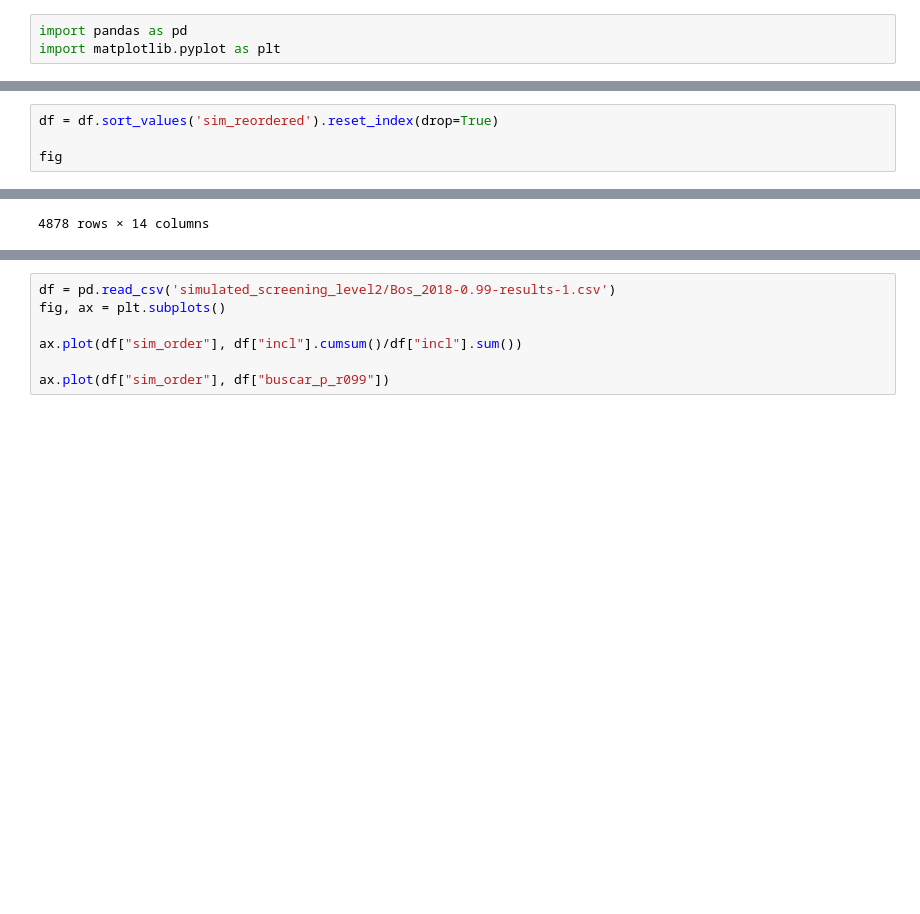
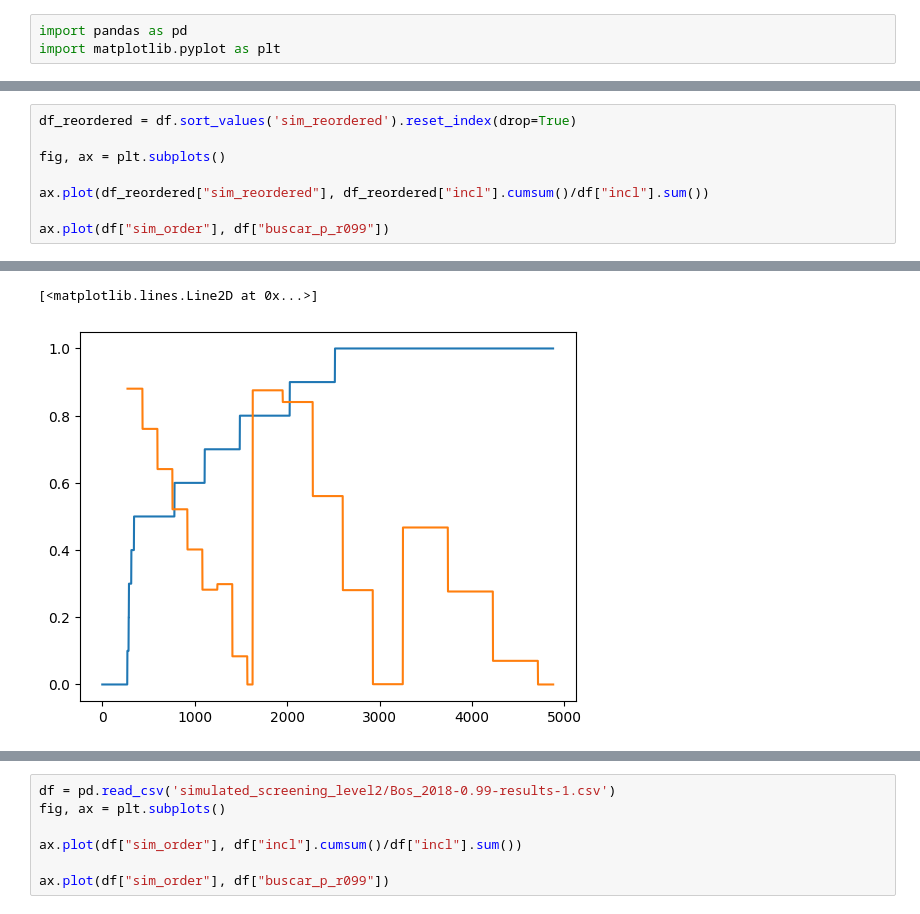
Before and after one commit to di-danilenko/living-stopping-method, a Jupyter notebook: analyse_simulations.ipynb, the cells around one changed output, grey strips where cells are left out. Cells and saved outputs as stored; diff of their text form; blank space fills up the shorter version.

```diff
--- a/analyse_simulations.ipynb
+++ b/analyse_simulations.ipynb
@@ -34,5 +34,9 @@ ax.plot(df["sim_order"], df["buscar_p_r099"])
 # %%
-df = df.sort_values('sim_reordered').reset_index(drop=True)
+df_reordered = df.sort_values('sim_reordered').reset_index(drop=True)
 
-fig
+fig, ax = plt.subplots()
+
+ax.plot(df_reordered["sim_reordered"], df_reordered["incl"].cumsum()/df["incl"].sum())
+
+ax.plot(df["sim_order"], df["buscar_p_r099"])
 # %% [output]
@@ -51 +43,2 @@ fig
-4878 rows × 14 columns
+[<matplotlib.lines.Line2D at 0x...>]
+[figure, added]
```
Also changed, not shown: parts of 5 cells of this notebook, 2 other files.
